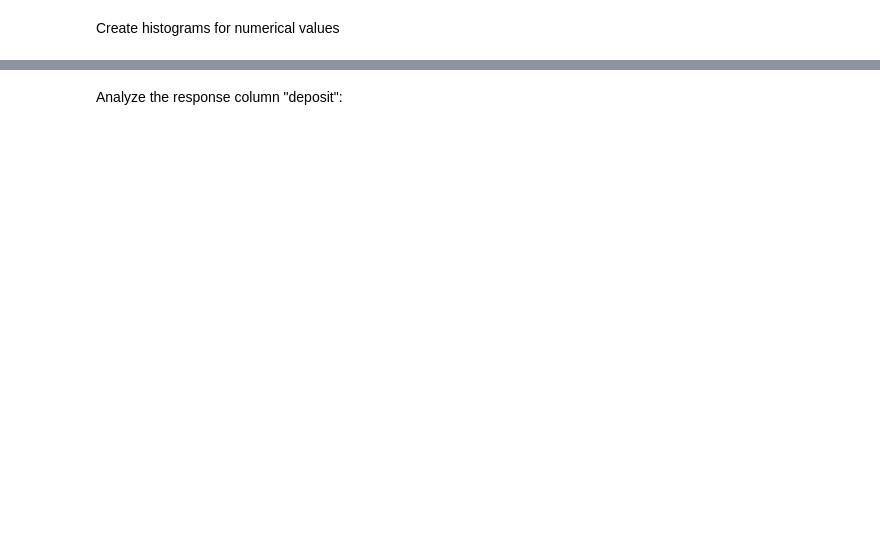
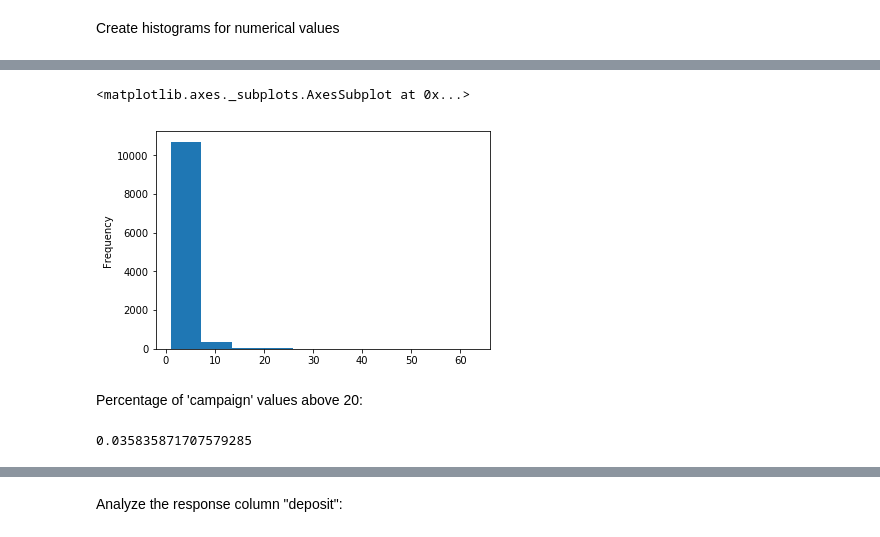
Before and after one commit to Lexie88rus/bank-marketing-analysis, a Jupyter notebook: Bank Marketing Analysis.ipynb, the cells around one changed output, grey strips where cells are left out. Cells and saved outputs as stored; diff of their text form; code cells hidden in the pictures; blank space fills up the shorter version.

```diff
--- a/Bank Marketing Analysis.ipynb
+++ b/Bank Marketing Analysis.ipynb
@@ -108,0 +156,11 @@ We can see that numerical columns have outliers. Possibly there are incorrect va
+# %%
+df['campaign'].plot.hist()
+# %% [output]
+<matplotlib.axes._subplots.AxesSubplot at 0x...>
+[figure, added]
+# %% [markdown]
+Percentage of 'campaign' values above 20:
+# %%
+len (df[df['campaign'] > 34] ) / len(df) * 100
+# %% [output]
+0.035835871707579285
```
Also changed, not shown: parts of 22 cells of this notebook.
